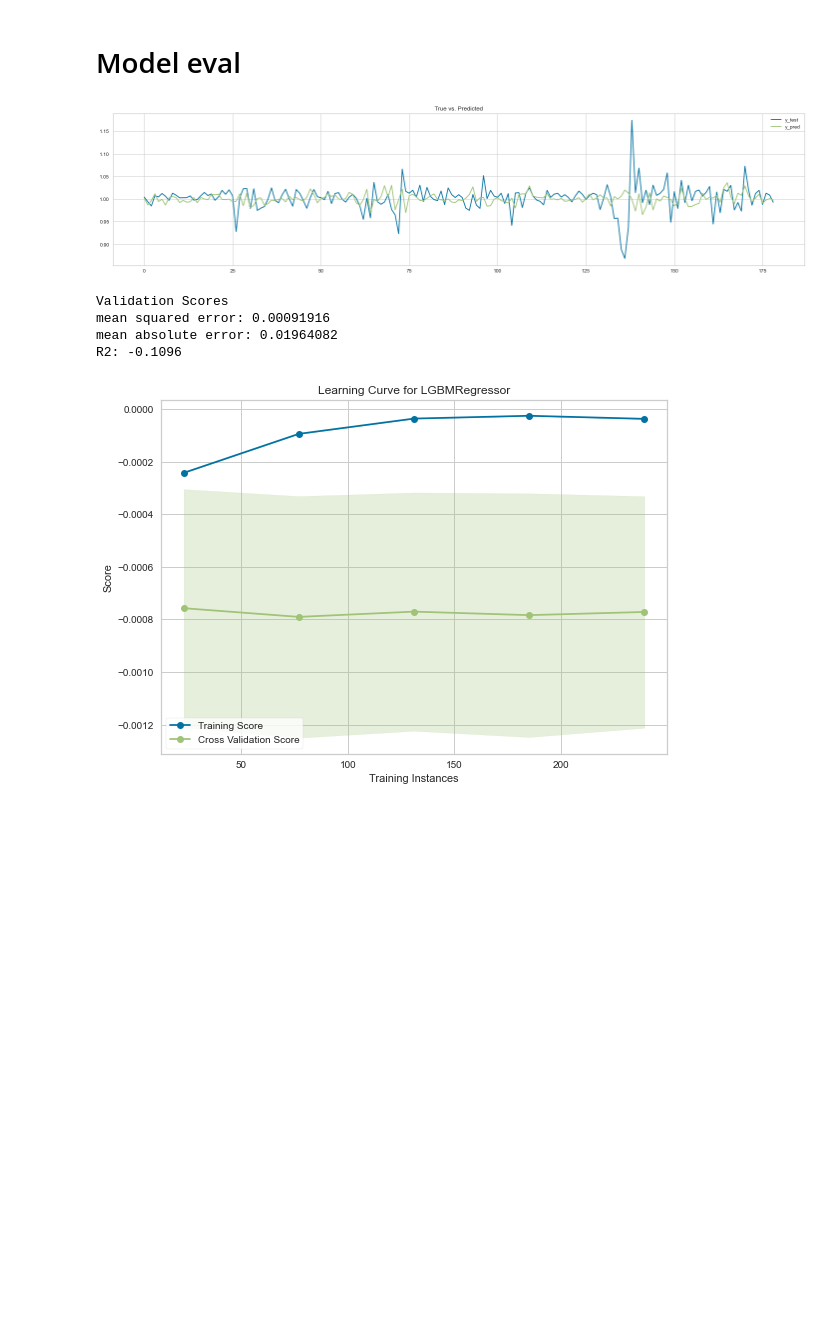
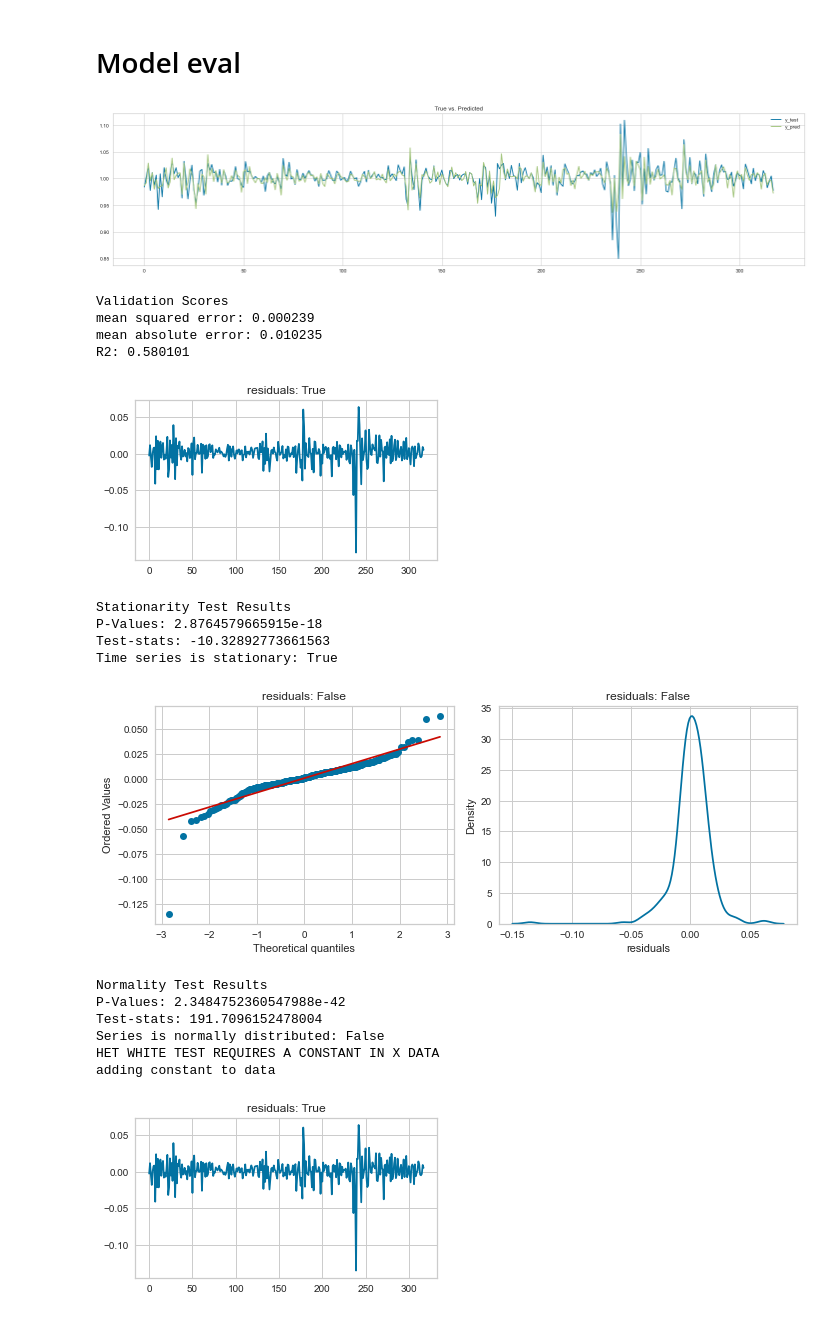
Before and after one commit to lukasgrahl/bachelor, a Jupyter notebook: notebooks/3.2-lgbm_model.ipynb, the cells around one changed output. Saved outputs shown, nothing was run; the diff lists cells and outputs as text; code cells hidden in the pictures; blank space fills up the shorter version.

Commit message:
finalised lgbm model

```diff
--- a/notebooks/3.2-lgbm_model.ipynb
+++ b/notebooks/3.2-lgbm_model.ipynb
@@ -108,0 +130,11 @@ X_test = pd.DataFrame(scaler_x.transform(X_test), columns=X_test.columns)
+# %%
+tuner_params = {
+    'objective': 'regression',
+    'metric': ['neg_mean_squared_error', 'l2'],
+    'random_state': random_state
+}
+
+tuner_train = lightgbm.Dataset(X_train, y_train)
+tuner_eval = lightgbm.Dataset(X_test, y_test, reference=tuner_train)
+tuner_eval_results = {}
+training_time = 60 * 10
@@ -129,8 +205,11 @@ params = {
+# %%
+lgb_train = lightgbm.Dataset(X_train, y_train)
+lgb_test = lightgbm.Dataset(X_test, y_test, reference=lgb_train)
+evals_result = {}
 # %%
 %%capture
-gbm_model = lightgbm.train(tuner.best_params,
+model = lightgbm.train(tuner.best_params,
                            lgb_train,
                            num_boost_round=250,
-                           valid_sets=[lgb_eval, lgb_train],
-                           callbacks=[lightgbm.early_stopping(100000), lightgbm.record_evaluation(evals_result)]
-                          )
+                           valid_sets=[lgb_test, lgb_train],
+                           callbacks=[lightgbm.early_stopping(100000), lightgbm.record_evaluation(evals_result)])
@@ -176,10 +215,0 @@ mse: -0.013306190046592725
-# %%
-lgb_model = lightgbm.LGBMRegressor(random_state=random_state,
-                                  # num_leaves=15,
-                                  #  max_depth=-1,
-                                  #  learning_rate=.8,
-                                  #  n_estimators=5,
-                                  )
-
-lgb_model.fit(X_train,
-              y_train)
@@ -190,21 +218,30 @@ LGBMRegressor(random_state=101)
 # %%
 lgb_eval = ModelValidation(X_train=X_train,
                            y_train=y_train,
                            X_validate=X_test,
                            y_validate=y_test,
-                           model=lgb_model,
+                           model=model,
                            data_dict=data_dict)
 
 lgb_eval.get_model_performance()
-# lgb_eval.analyse_resids(print_results=True)
-lgb_eval.plot_learning_curve(n_splits=2, scoring="neg_mean_squared_error")
-# lgb_eval.plot_results_on_price_scale(df_w,
-                                     # df_ws,
-                                     # xlim=[600, 700])
+lgb_eval.analyse_resids(print_results=True)
+lgb_eval.lgbm_learning_curve(tuner.best_params, lgb_train, lgb_test, "Model Learning Curve")
 # %% [output]
-[figure, old version]
+[figure, new version]
 Validation Scores
-mean squared error: 0.00091916
-mean absolute error: 0.01964082
-R2: -0.1096
+mean squared error: 0.000239
+mean absolute error: 0.010235
+R2: 0.580101
-[figure, old version]
+[figure, new version]
+Stationarity Test Results
+P-Values: 2.8764579665915e-18
+Test-stats: -10.32892773661563
+Time series is stationary: True
+[figure, added]
+Normality Test Results
+P-Values: 2.3484752360547988e-42
+Test-stats: 191.7096152478004
+Series is normally distributed: False
+HET WHITE TEST REQUIRES A CONSTANT IN X DATA
+adding constant to data
+[figure, added]
```
Also changed, not shown: parts of 32 cells of this notebook.
